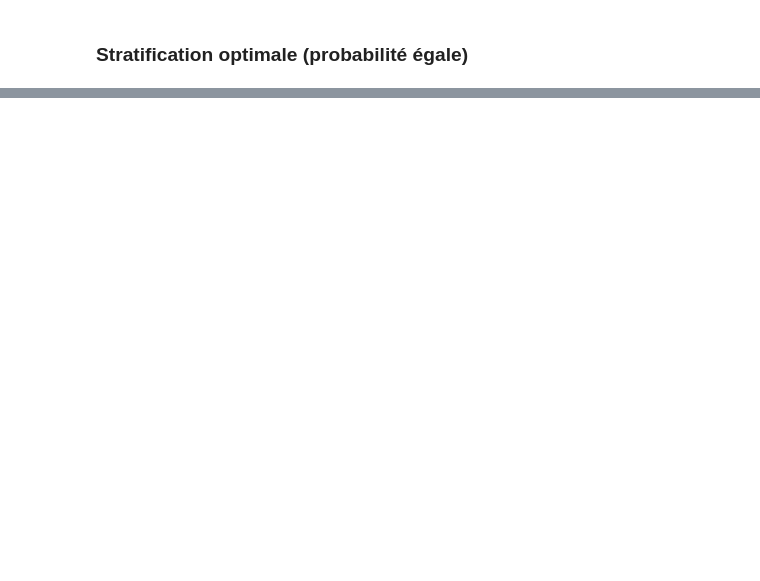
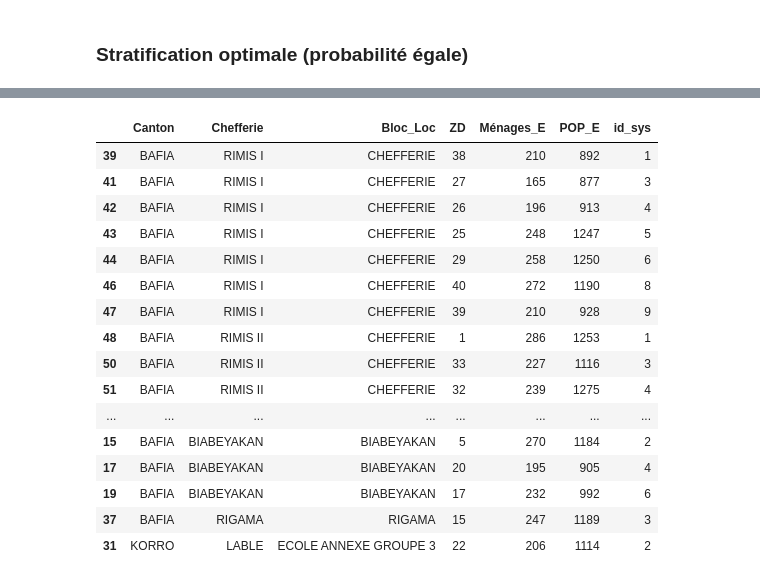
Before and after one commit to riozakies/echantillon, a Jupyter notebook: echantillon.ipynb, the cells around one changed output, grey strips where cells are left out. Saved outputs shown, nothing was run; the diff lists cells and outputs as text; code cells hidden in the pictures; blank space fills up the shorter version.

```diff
--- a/echantillon.ipynb
+++ b/echantillon.ipynb
@@ -234,0 +346,27 @@ df
+# %%
+select,df=ech.select_sys_complete(base_sondage[["Canton","Chefferie","Bloc_Loc","ZD","Ménages_E","POP_E"]],
+                              random_state=0,
+                              poids="POP_E",
+                              taille=28,
+                              strate="Chefferie",
+                              share=1
+                             )
+df
+# %% [output]
+|  | Canton | Chefferie | Bloc_Loc | ZD | Ménages_E | POP_E | id_sys |
+| 39 | BAFIA | RIMIS I | CHEFFERIE | 38 | 210 | 892 | 1 |
+| 41 | BAFIA | RIMIS I | CHEFFERIE | 27 | 165 | 877 | 3 |
+| 42 | BAFIA | RIMIS I | CHEFFERIE | 26 | 196 | 913 | 4 |
+| 43 | BAFIA | RIMIS I | CHEFFERIE | 25 | 248 | 1247 | 5 |
+| 44 | BAFIA | RIMIS I | CHEFFERIE | 29 | 258 | 1250 | 6 |
+| 46 | BAFIA | RIMIS I | CHEFFERIE | 40 | 272 | 1190 | 8 |
+| 47 | BAFIA | RIMIS I | CHEFFERIE | 39 | 210 | 928 | 9 |
+| 48 | BAFIA | RIMIS II | CHEFFERIE | 1 | 286 | 1253 | 1 |
+| 50 | BAFIA | RIMIS II | CHEFFERIE | 33 | 227 | 1116 | 3 |
+| 51 | BAFIA | RIMIS II | CHEFFERIE | 32 | 239 | 1275 | 4 |
+| ... | ... | ... | ... | ... | ... | ... | ... |
+| 15 | BAFIA | BIABEYAKAN | BIABEYAKAN | 5 | 270 | 1184 | 2 |
+| 17 | BAFIA | BIABEYAKAN | BIABEYAKAN | 20 | 195 | 905 | 4 |
+| 19 | BAFIA | BIABEYAKAN | BIABEYAKAN | 17 | 232 | 992 | 6 |
+| 37 | BAFIA | RIGAMA | RIGAMA | 15 | 247 | 1189 | 3 |
+| 31 | KORRO | LABLE | ECOLE ANNEXE GROUPE 3 | 22 | 206 | 1114 | 2 |
```
Also changed, not shown: parts of 10 cells of this notebook, 1 other file.
